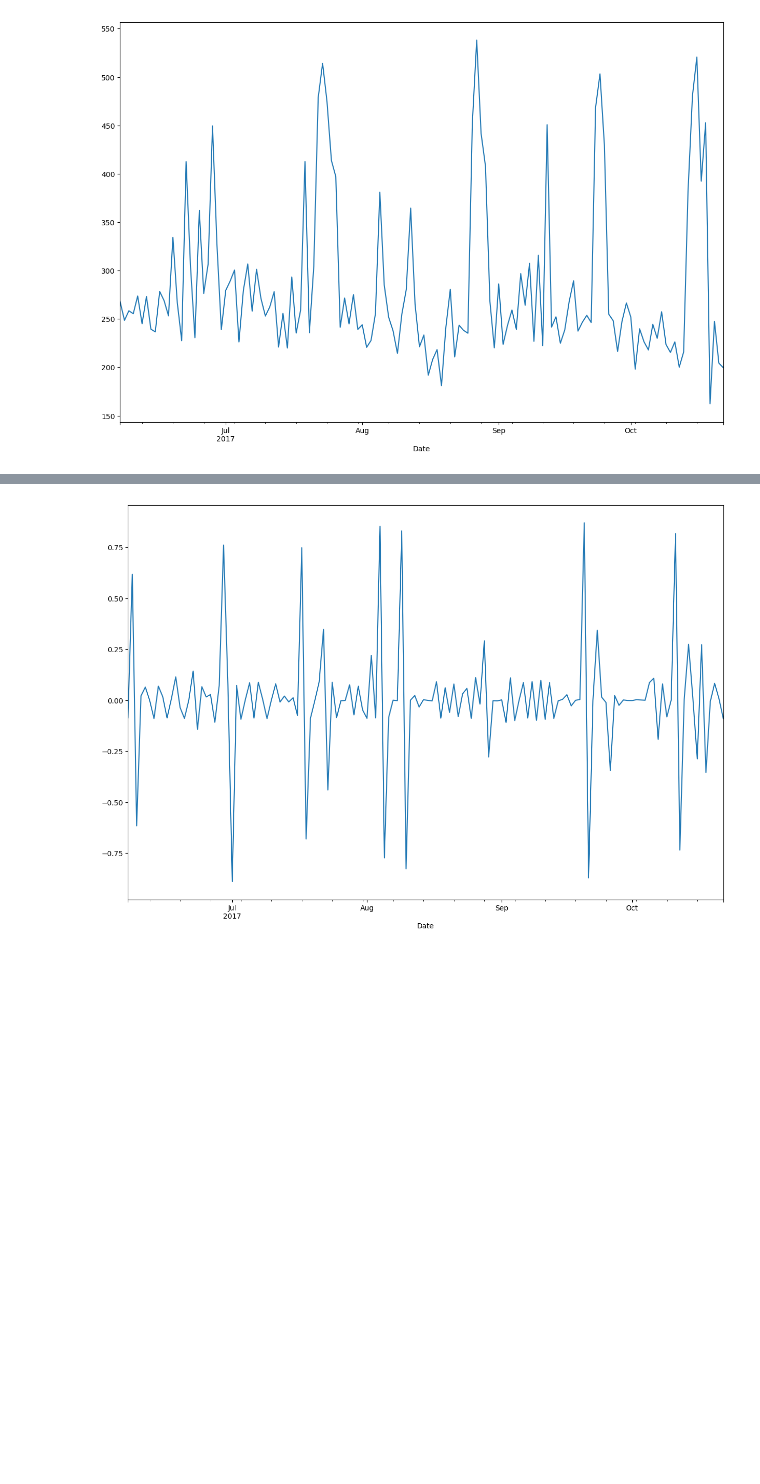
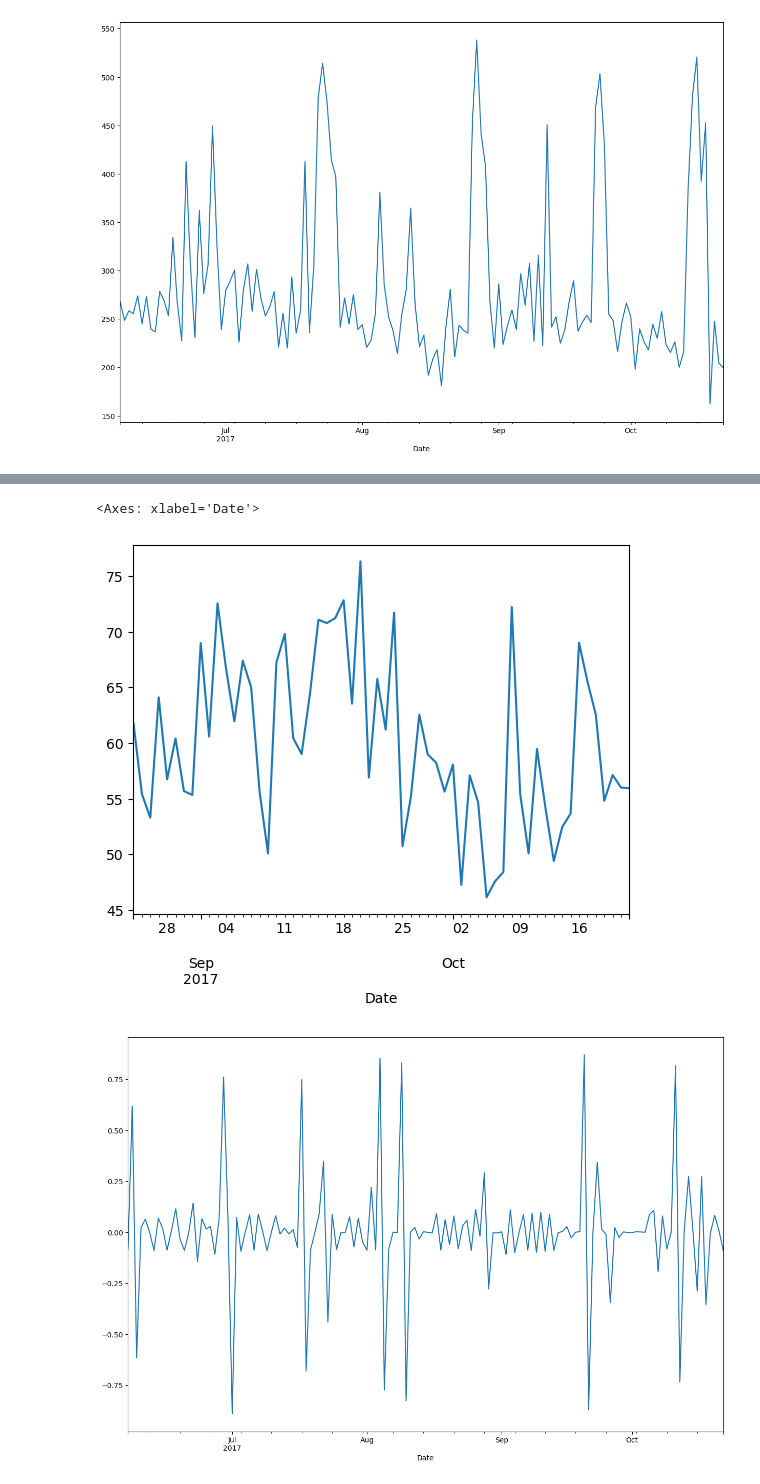
Before and after one commit to TuringBox-OmegaHack/IA-dev, a Jupyter notebook: notebooks/1. Exploracion.ipynb, the cells around one changed output, grey strips where cells are left out. Cells and saved outputs as stored; diff of their text form; code cells hidden in the pictures; blank space fills up the shorter version.

```diff
--- a/notebooks/1. Exploracion.ipynb
+++ b/notebooks/1. Exploracion.ipynb
@@ -200,3 +205,8 @@ plt.show()
+# %%
+df_desagregado.groupby("Date")["Refrigerator"].mean()[-60:].plot()
+# %% [output]
+<Axes: xlabel='Date'>
+[figure, added]
 # %%
 plt.figure(figsize=(15, 10))
 df_desagregado.groupby("Date")["delta"].mean().plot()
```
Also changed, not shown: parts of 2 cells of this notebook, 2 other files.
